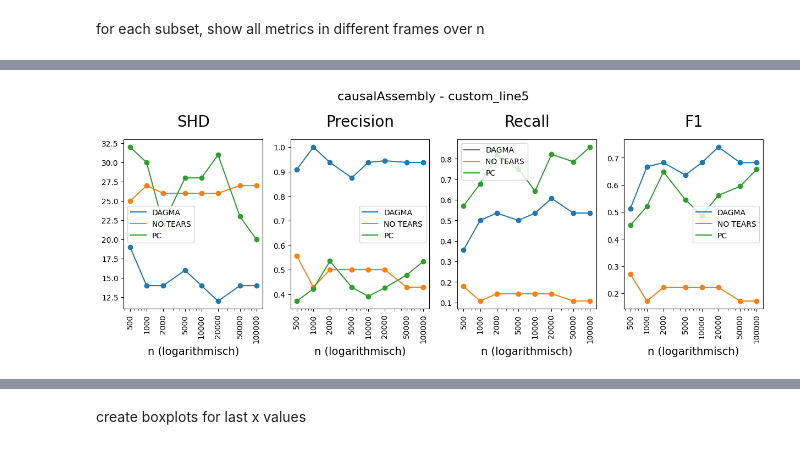
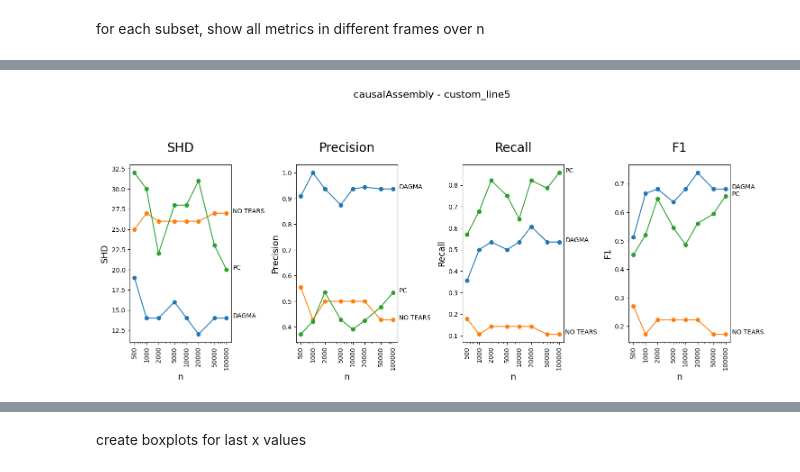
Before and after one commit to leoleoroe/gqw_paper, a Jupyter notebook: results.ipynb, the cells around one changed output, grey strips where cells are left out. Saved outputs shown, nothing was run; the diff lists cells and outputs as text; code cells hidden in the pictures.

Commit message:
results with individual plots

```diff
--- a/results.ipynb
+++ b/results.ipynb
@@ -294,7 +294,7 @@ for dataset in testing_results_evaluation['dataset'].unique():
         subset_results = dataset_results[dataset_results['subset'] == subset]
 
         # create subplots grid
-        fig, axs = plt.subplots(1, len(metrics), figsize=(15, 4))
+        fig, axs = plt.subplots(1, len(metrics), figsize=(15, 6))
         fig.suptitle(f'{dataset} - {subset}', fontsize=16, y = 1.1)
 
         # go through all metrics
@@ -319,6 +319,8 @@ for dataset in testing_results_evaluation['dataset'].unique():
                 # plot
                 ax.plot(method_results['n'], method_results[f'{metric}_avg'], label=title_method)
                 ax.scatter(method_results['n'], method_results[f'{metric}_avg'])
+                # ax.annotate(title_method, (method_results['n'].iloc[-1], method_results[f'{metric}_avg'].iloc[-1]))
+                ax.annotate(title_method, (method_results['n'].iloc[-1], method_results[f'{metric}_avg'].iloc[-1]), textcoords="offset points", xytext=(10,0), ha='left')
 
 
             match metric:
@@ -334,16 +336,17 @@ for dataset in testing_results_evaluation['dataset'].unique():
                     title_metric = 'Runtime in s'
 
             ax.set_title(title_metric, fontsize = 20, y= 1.05)
-            ax.set_xlabel('n (logarithmisch)', fontsize = 14)
+            ax.set_xlabel('n', fontsize = 14)
             ax.set_xscale('log')
             ax.set_xticks(sample_sizes)
+            ax.set_ylabel(title_metric, fontsize = 14)
             ax.tick_params(axis='x', labelrotation=90)
             ax.get_xaxis().set_major_formatter(matplotlib.ticker.ScalarFormatter())
-            ax.legend()
+            # ax.legend()
 
 
 
-        # plt.tight_layout()
+        plt.tight_layout()
         # plt.show()
 
 
@@ -386,33 +389,98 @@ for dataset in testing_results_evaluation['dataset'].unique():
 
             ax.plot(x, y, label=title_method)
             ax.scatter(x, y)
 
             ax.set_title('Laufzeit in s', fontsize = 20, y= 1.05)
-            ax.set_xlabel('n (logarithmisch)', fontsize = 14)
+            ax.set_xlabel('n', fontsize = 14)
             ax.set_xscale('log')
+            ax.set_xticks(sample_sizes)
             ax.set_ylabel('Laufzeit (s)', fontsize = 14)
-            ax.set_xticks(sample_sizes)
             ax.tick_params(axis='x', labelrotation=90)
+            ax.get_xaxis().set_major_formatter(matplotlib.ticker.ScalarFormatter())
             ax.legend()
 
 
+### PLOT METRICS SEPERATELY
+
+for metric in metrics:
+
+    match metric:
+                case 'shd':
+                    title_metric = 'SHD'
+                case 'recall':
+                    title_metric = 'Recall'
+                case 'precision':
+                    title_metric = 'Precision'
+                case 'F1':
+                    title_metric = 'F1'
+                case 'runtime':
+                    title_metric = 'Runtime in s'
+
+    fig, ax = plt.subplots(1, figsize = (5,4))
+
+
+    for dataset in testing_results_evaluation['dataset'].unique():
+        for subset in testing_results_evaluation[testing_results_evaluation['dataset'] == dataset]['subset'].unique():
+            subset_results = testing_results_evaluation[(testing_results_evaluation['dataset'] == dataset) & (testing_results_evaluation['subset'] == subset)]
+
+            # print (subset_results)
+
+            # plot the runtime over n
+
+            # Create a dictionary to store the data for each method
+            method_data = {}
+
+            for method in subset_results['algorithm'].unique():
+                method_results = subset_results[subset_results['algorithm'] == method]
+                x = method_results['n']
+                y = method_results[f'{metric}_avg']
+
+                # Store the data for each method
+                method_data[method] = (x, y)
+
+            # Plot the data for each method
+            for method, (x, y) in method_data.items():
+
+                match method:
+                            case 'NotearsLinear':
+                                title_method = 'NO TEARS'
+                            case 'DagmaLinear':
+                                title_method = 'DAGMA'
+                            case 'GAE':
+                                title_method = 'GAE'
+                            case 'PC':
+                                title_method = 'PC'
+
+                ax.plot(x, y, label=title_method)
+                ax.scatter(x, y)
+
+                ax.set_title(title_metric, fontsize = 20, y= 1.05)
+                ax.set_xlabel('n', fontsize = 14)
+                ax.set_xscale('log')
+                ax.set_xticks(sample_sizes)
+                ax.set_ylabel(title_metric, fontsize = 14)
+                ax.tick_params(axis='x', labelrotation=90)
+                ax.get_xaxis().set_major_formatter(matplotlib.ticker.ScalarFormatter())
+                ax.legend()
+
+
 testing_results_evaluation
 # %% [output]
 |  | dataset | subset | algorithm | n | runs | shd_avg | shd_std | recall_avg | recall_std | ... |
 | 0 | causalAssembly | custom_line5 | DagmaLinear | 500 | 9 | 19.0 | 0.0 | 0.3571 | 0.000000e+00 | ... |
 | 3 | causalAssembly | custom_line5 | DagmaLinear | 1000 | 9 | 14.0 | 0.0 | 0.5000 | 0.000000e+00 | ... |
 | 6 | causalAssembly | custom_line5 | DagmaLinear | 2000 | 9 | 14.0 | 0.0 | 0.5357 | 1.170278e-16 | ... |
 | 9 | causalAssembly | custom_line5 | DagmaLinear | 5000 | 9 | 16.0 | 0.0 | 0.5000 | 0.000000e+00 | ... |
 | 12 | causalAssembly | custom_line5 | DagmaLinear | 10000 | 9 | 14.0 | 0.0 | 0.5357 | 1.170278e-16 | ... |
 | 15 | causalAssembly | custom_line5 | DagmaLinear | 20000 | 9 | 12.0 | 0.0 | 0.6071 | 0.000000e+00 | ... |
 | 18 | causalAssembly | custom_line5 | DagmaLinear | 50000 | 9 | 14.0 | 0.0 | 0.5357 | 0.000000e+00 | ... |
 | 21 | causalAssembly | custom_line5 | DagmaLinear | 100000 | 9 | 14.0 | 0.0 | 0.5357 | 0.000000e+00 | ... |
 | 1 | causalAssembly | custom_line5 | NotearsLinear | 500 | 9 | 25.0 | 0.0 | 0.1786 | 2.925695e-17 | ... |
 | 4 | causalAssembly | custom_line5 | NotearsLinear | 1000 | 9 | 27.0 | 0.0 | 0.1071 | 0.000000e+00 | ... |
 | ... | ... | ... | ... | ... | ... | ... | ... | ... | ... | ... |
 | 11 | causalAssembly | custom_line5 | PC | 5000 | 9 | 28.0 | 0.0 | 0.7500 | 0.000000e+00 | ... |
 | 14 | causalAssembly | custom_line5 | PC | 10000 | 9 | 28.0 | 0.0 | 0.6429 | 0.000000e+00 | ... |
 | 17 | causalAssembly | custom_line5 | PC | 20000 | 9 | 31.0 | 0.0 | 0.8214 | 0.000000e+00 | ... |
 | 20 | causalAssembly | custom_line5 | PC | 50000 | 9 | 23.0 | 0.0 | 0.7857 | 0.000000e+00 | ... |
 | 23 | causalAssembly | custom_line5 | PC | 100000 | 9 | 20.0 | 0.0 | 0.8571 | 0.000000e+00 | ... |
-[figure, old version]
+[figure, new version]
```
Also changed, not shown: parts of 1 cell of this notebook.
